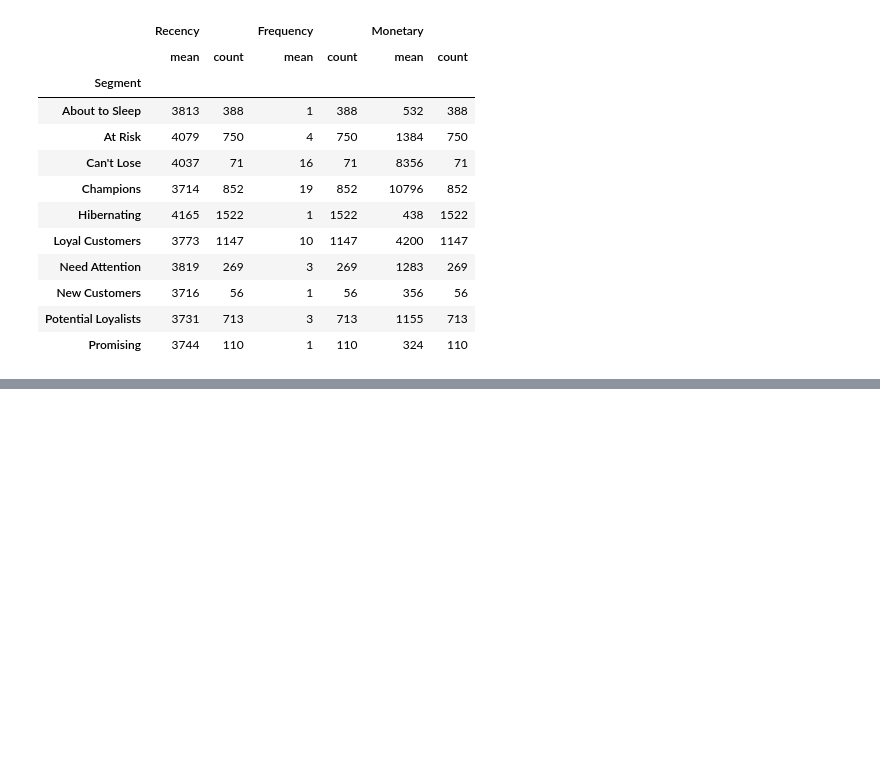
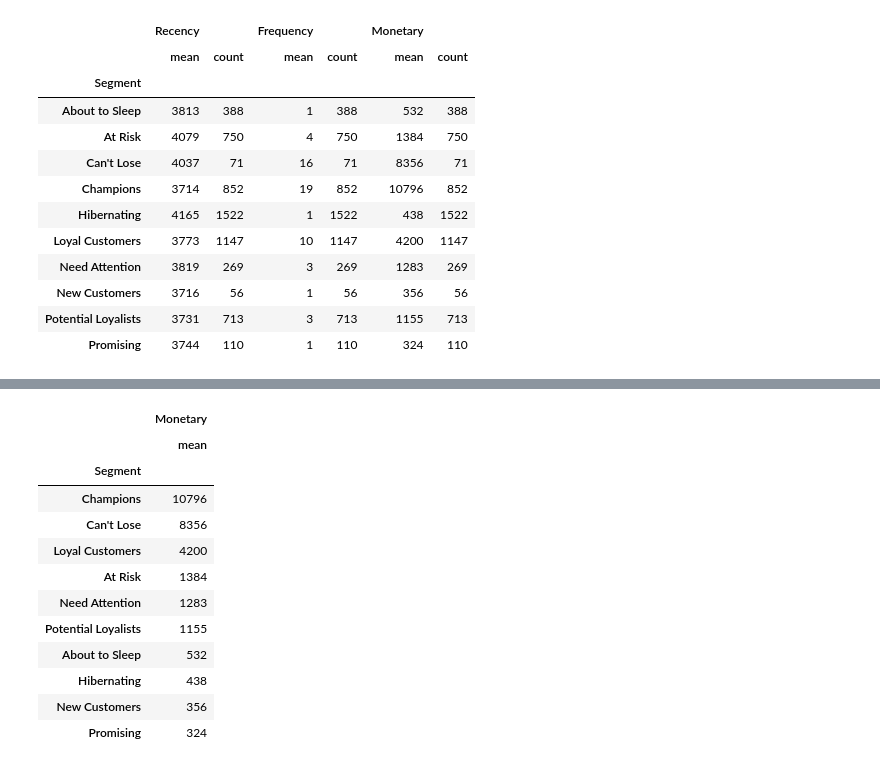
Before and after one commit to jarviscanada/jarvis_data_eng_JoshWessel, a Jupyter notebook: python_data_analytics/retail_data_analytics_wrangling.ipynb, the cells around one changed output, grey strips where cells are left out. Saved outputs shown, nothing was run; the diff lists cells and outputs as text; code cells hidden in the pictures; blank space fills up the shorter version.

```diff
--- a/python_data_analytics/retail_data_analytics_wrangling.ipynb
+++ b/python_data_analytics/retail_data_analytics_wrangling.ipynb
@@ -755,0 +790,17 @@ rfm_table[['Segment','Recency','Frequency','Monetary']].groupby('Segment').agg([
+# %%
+rfm_table_rec = rfm_table[['Segment','Monetary']].groupby('Segment').agg(['mean']).sort_values(by=('Monetary','mean'),ascending=False)
+rfm_table_rec
+# %% [output]
+|  | Monetary |
+|  | mean |
+| Segment |  |
+| Champions | 10796 |
+| Can't Lose | 8356 |
+| Loyal Customers | 4200 |
+| At Risk | 1384 |
+| Need Attention | 1283 |
+| Potential Loyalists | 1155 |
+| About to Sleep | 532 |
+| Hibernating | 438 |
+| New Customers | 356 |
+| Promising | 324 |
```
Also changed, not shown: parts of 3 cells of this notebook, 2 other files.
